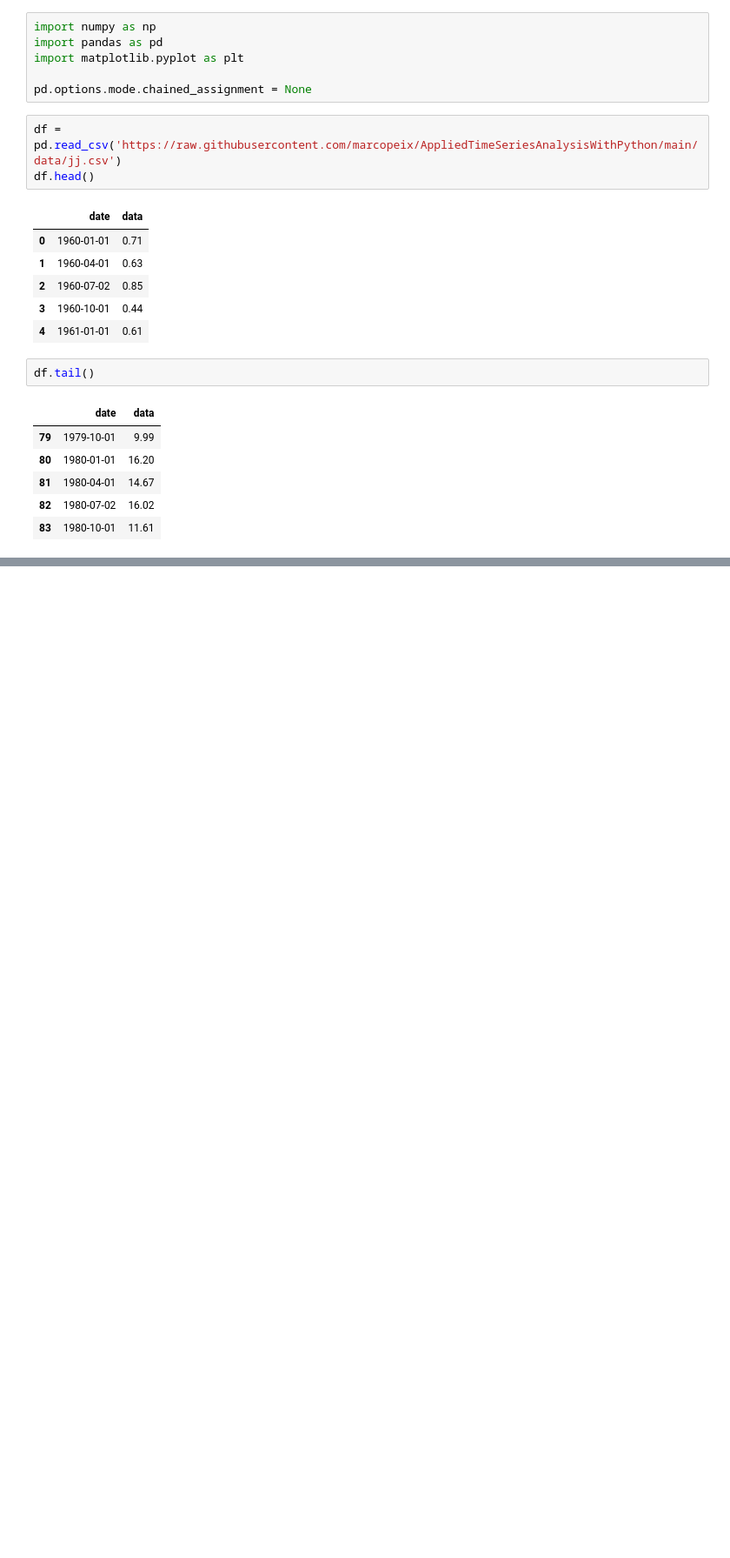
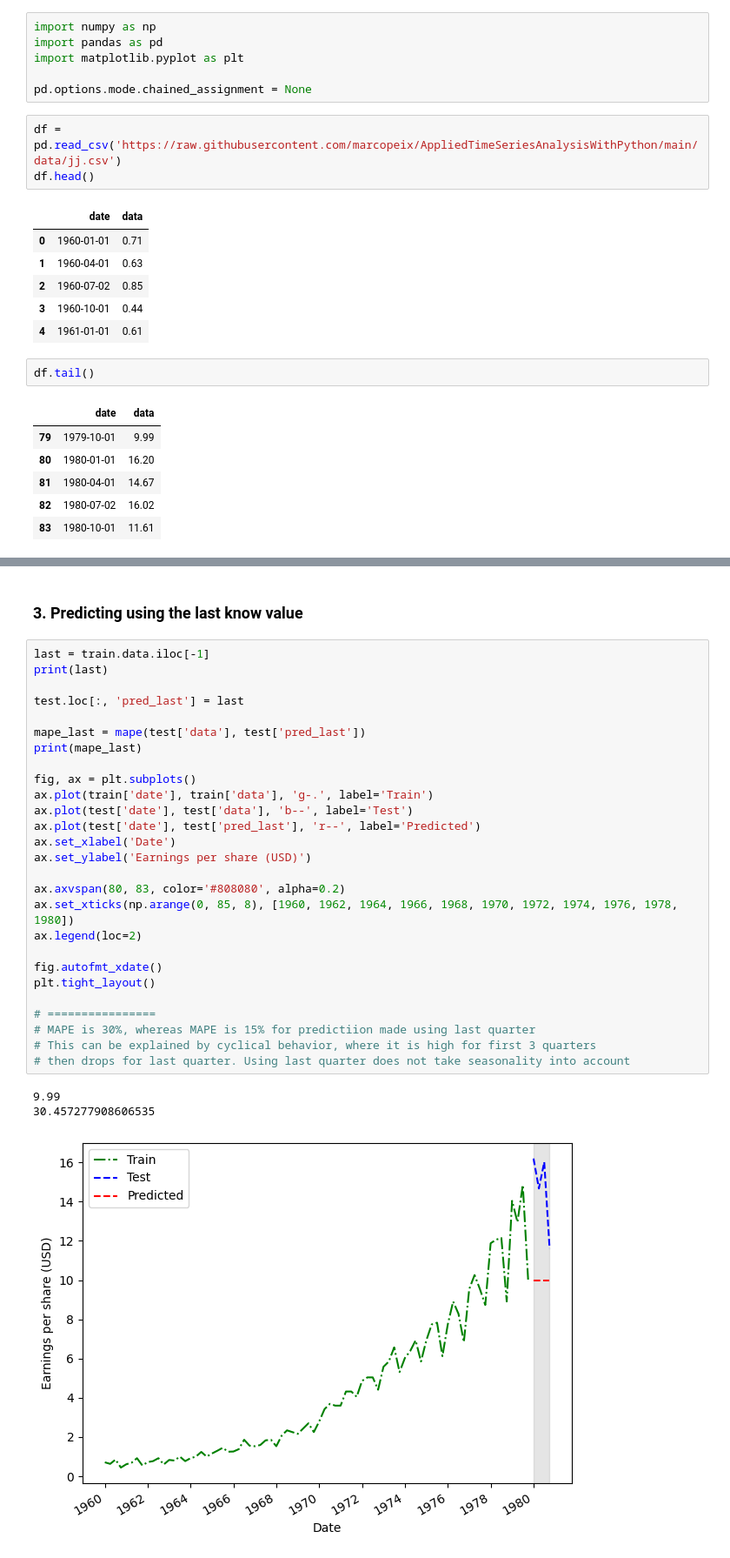
Before and after one commit to MonuSingh16/code-practice-courses-books, a Jupyter notebook: time-series-forecasting-python/ch02-naive-prediction-future.ipynb, the cells around one changed output, grey strips where cells are left out. Shown: that part at 87% size. Cells and saved outputs as stored; diff of their text form; blank space fills up the shorter version.

```diff
--- a/time-series-forecasting-python/ch02-naive-prediction-future.ipynb
+++ b/time-series-forecasting-python/ch02-naive-prediction-future.ipynb
@@ -53,0 +138,33 @@ test.loc[:, 'pred_mean'] = historical_mean
+# %% [markdown]
+### 3. Predicting using the last know value
+# %%
+last = train.data.iloc[-1]
+print(last)
+
+test.loc[:, 'pred_last'] = last
+
+mape_last = mape(test['data'], test['pred_last'])
+print(mape_last)
+
+fig, ax = plt.subplots()
+ax.plot(train['date'], train['data'], 'g-.', label='Train')
+ax.plot(test['date'], test['data'], 'b--', label='Test')
+ax.plot(test['date'], test['pred_last'], 'r--', label='Predicted')
+ax.set_xlabel('Date')
+ax.set_ylabel('Earnings per share (USD)')
+
+ax.axvspan(80, 83, color='#808080', alpha=0.2)
+ax.set_xticks(np.arange(0, 85, 8), [1960, 1962, 1964, 1966, 1968, 1970, 1972, 1974, 1976, 1978, 1980])
+ax.legend(loc=2)
+
+fig.autofmt_xdate()
+plt.tight_layout()
+
+# ================
+# MAPE is 30%, whereas MAPE is 15% for predictiion made using last quarter
+# This can be explained by cyclical behavior, where it is high for first 3 quarters
+# then drops for last quarter. Using last quarter does not take seasonality into account
+# %% [output]
+9.99
+30.457277908606535
+[figure, added]
```
Also changed, not shown: parts of 17 cells of this notebook.
